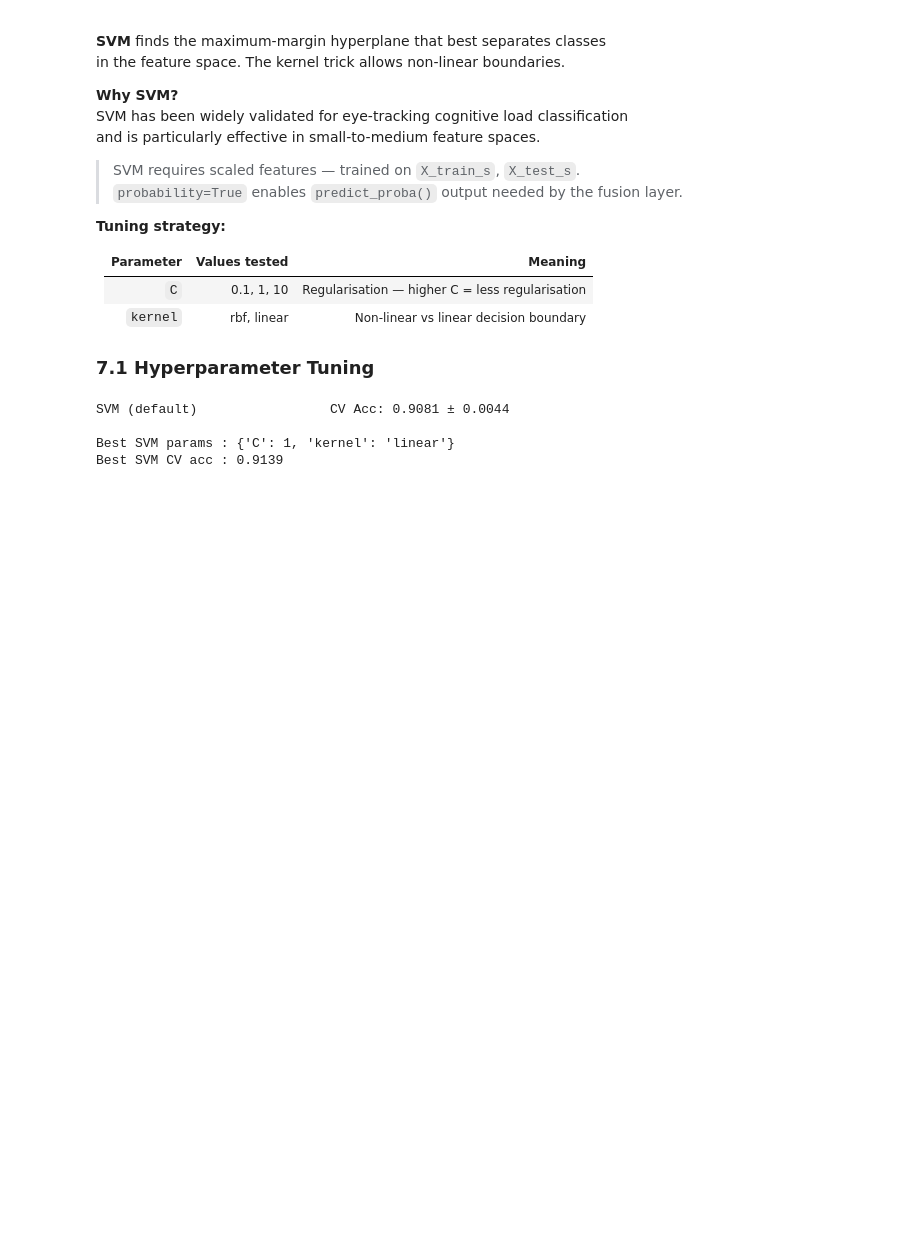
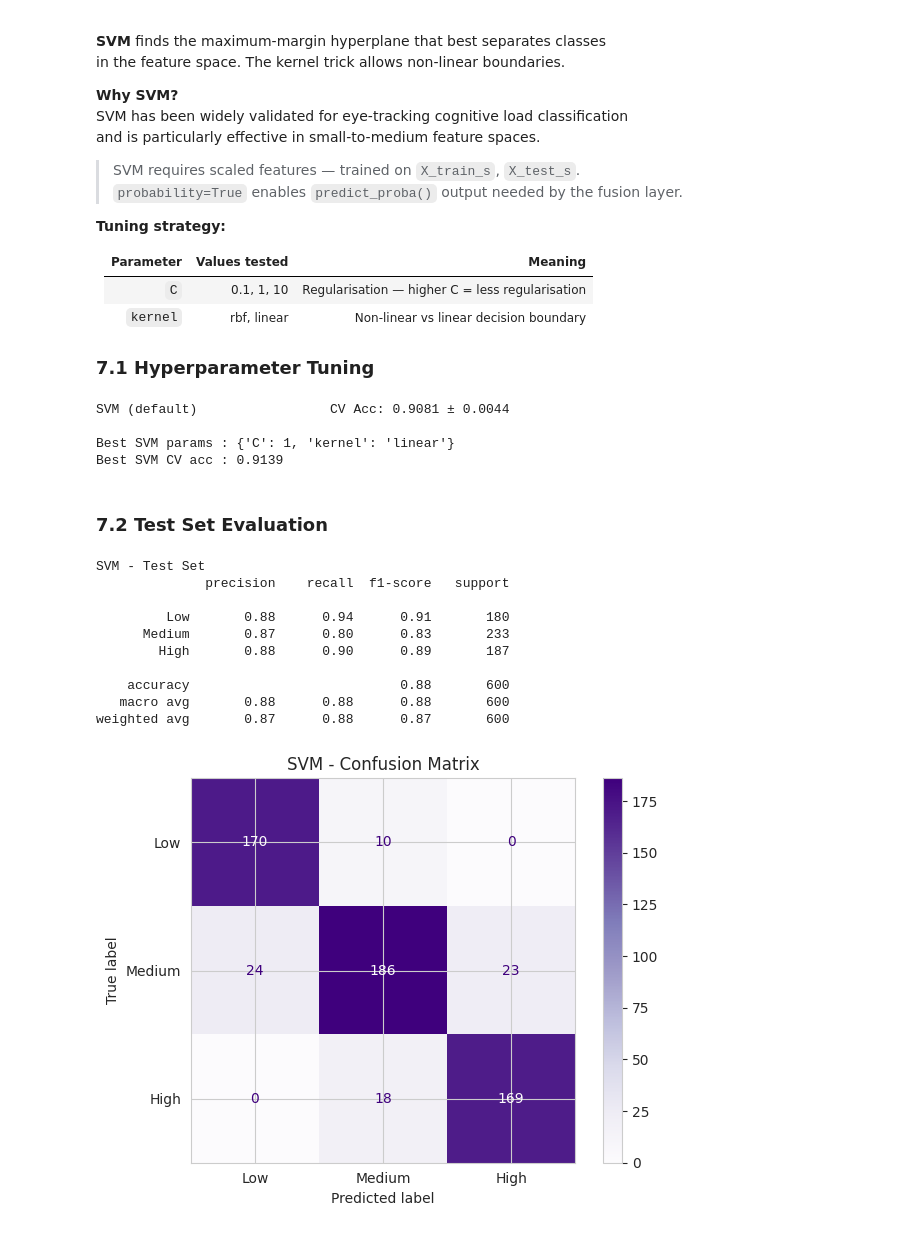
Before and after one commit to YasiniK/multimodal-student-cognitive-load-and-engagement-detection, a Jupyter notebook: Cognitive_Load/CL_Model_Training.ipynb, the cells around one changed output. Saved outputs shown, nothing was run; the diff lists cells and outputs as text; code cells hidden in the pictures; blank space fills up the shorter version.

Commit message:
SVM: Test set evaluation

```diff
--- a/Cognitive_Load/CL_Model_Training.ipynb
+++ b/Cognitive_Load/CL_Model_Training.ipynb
@@ -472,3 +472,32 @@ SVM (default)                 CV Acc: 0.9081 ± 0.0044
 
 Best SVM params : {'C': 1, 'kernel': 'linear'}
 Best SVM CV acc : 0.9139
+# %% [markdown]
+### 7.2 Test Set Evaluation
+# %%
+best_svm.fit(X_train_s, y_train)
+y_pred_svm = best_svm.predict(X_test_s)
+
+print('SVM — Test Set Results')
+print('-' * 50)
+print(classification_report(y_test, y_pred_svm, target_names=['Low', 'Medium', 'High']))
+
+ConfusionMatrixDisplay.from_predictions(
+    y_test, y_pred_svm,
+    display_labels=['Low', 'Medium', 'High'],
+    cmap='Purples')
+plt.title('SVM — Confusion Matrix', fontweight='bold')
+plt.tight_layout()
+plt.show()
+# %% [output]
+SVM - Test Set
+              precision    recall  f1-score   support
+
+         Low       0.88      0.94      0.91       180
+      Medium       0.87      0.80      0.83       233
+        High       0.88      0.90      0.89       187
+
+    accuracy                           0.88       600
+   macro avg       0.88      0.88      0.88       600
+weighted avg       0.87      0.88      0.87       600
+[figure, added]
```
